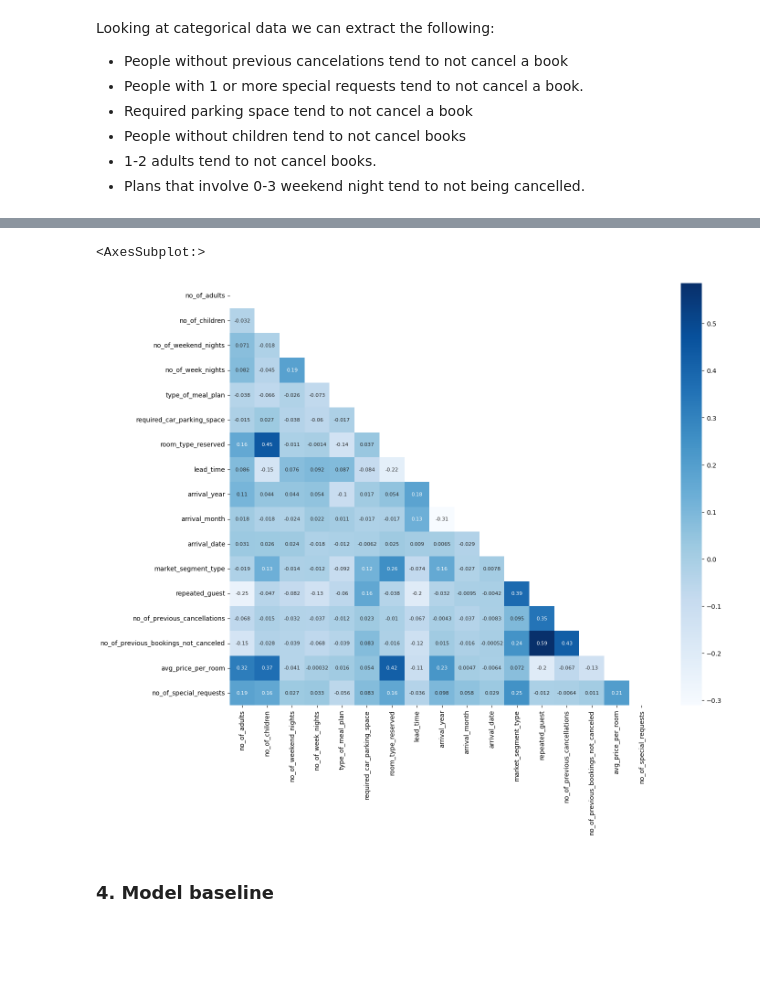
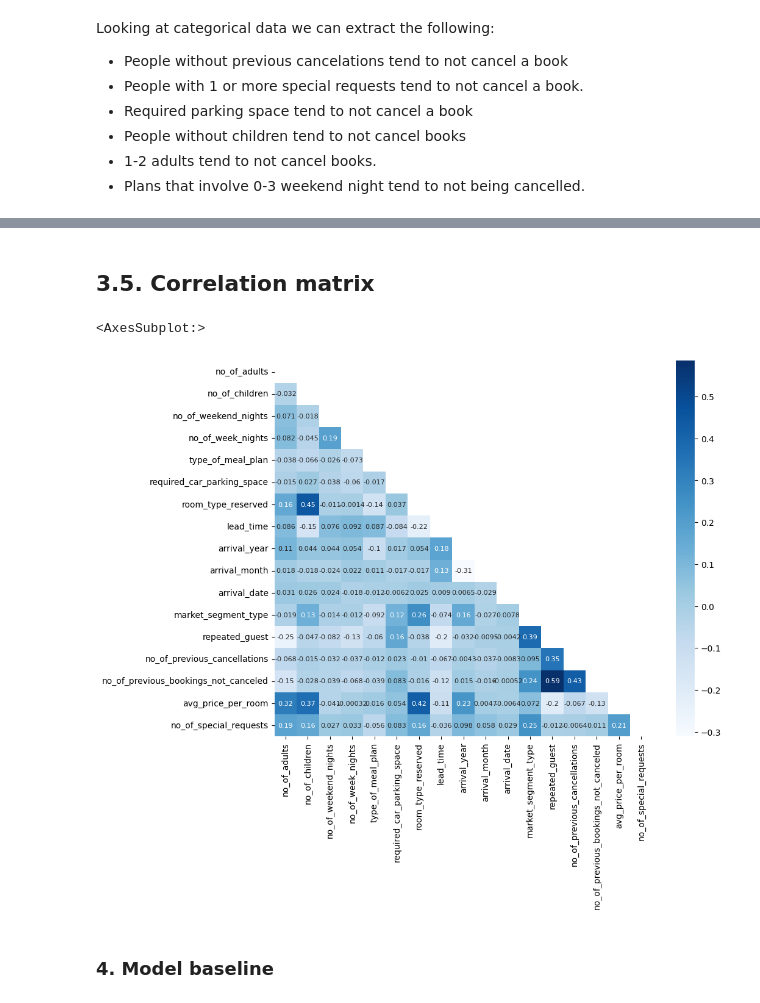
Before and after one commit to rolosa10/Kaggle_rls, a Jupyter notebook: playground_series_s3e7/EDA_and_baseline.ipynb, the cells around one changed output, grey strips where cells are left out. Cells and saved outputs as stored; diff of their text form; code cells hidden in the pictures; blank space fills up the shorter version.

```diff
--- a/playground_series_s3e7/EDA_and_baseline.ipynb
+++ b/playground_series_s3e7/EDA_and_baseline.ipynb
@@ -180,0 +187,5 @@ array([[0., 0., 0., 0., 0., 0., 0., 0., 0., 0., 0., 0., 0., 0., 0., 0.,
+# %%
+# 2017 and 2018 are not "año bisiesto". Replace arrival date > 28 by 28.
+train_df.loc[(train_df['arrival_month']==2) & (train_df['arrival_date']>28),'arrival_date'] = str(28)
+# %%
+train_df['arrival_year_month_date'] = pd.to_datetime(train_df['arrival_year'].astype(str)+'/'+train_df['arrival_month'].astype(str)+'/'+train_df['arrival_date'].astype(str), format="%Y/%m/%d",errors='coerce')
@@ -180,0 +203,3 @@ array([[0., 0., 0., 0., 0., 0., 0., 0., 0., 0., 0., 0., 0., 0., 0., 0.,
+# %%
+# Group by week
+train_df['week'] = train_df['arrival_year_month_date'].dt.isocalendar().week.astype(float)
@@ -181,12 +216,14 @@ array([[0., 0., 0., 0., 0., 0., 0., 0., 0., 0., 0., 0., 0., 0., 0., 0.,
+# %% [markdown]
+## 3.5. Correlation matrix
 # %%
 mask = np.zeros_like(train_df[FEATURES].corr(), dtype='bool')
 mask[np.triu_indices_from(mask)] = True
 
-plt.figure(figsize=(15,12))
+plt.figure(figsize=(10,8))
 sns.heatmap(train_df[FEATURES].corr(), mask = mask, cmap= 'Blues', annot = True, annot_kws={"size":8}, )
 # %% [output]
 <AxesSubplot:>
-[figure, old version]
+[figure, new version]
 # %% [markdown]
 ### 4. Model baseline
 # %%
```
Also changed, not shown: parts of 12 cells of this notebook, 1 other file.
